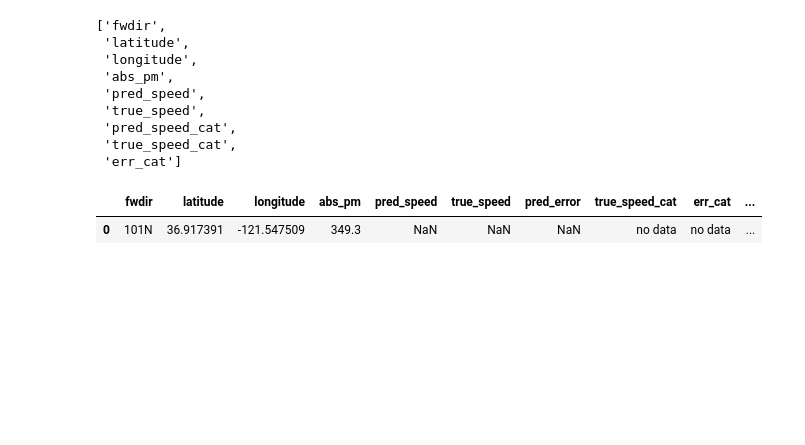
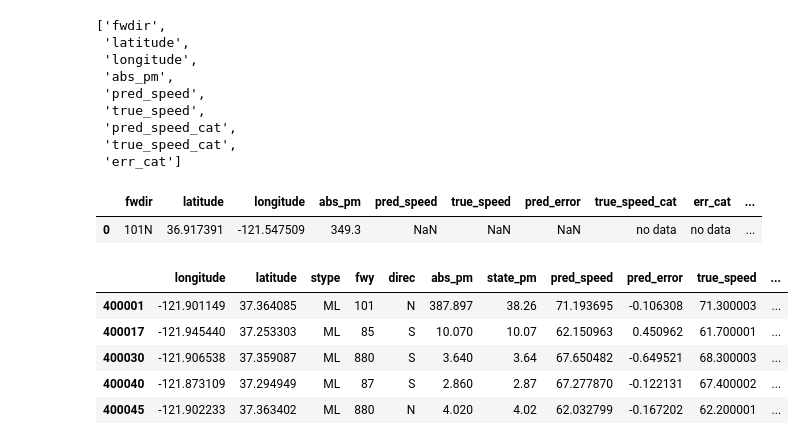
Before and after one commit to klane/dse-capstone, a Jupyter notebook: dashboard_traffic_layer/viz_traffic_layer_bay_predictions_dashboard.ipynb, the cells around one changed output. Cells and saved outputs as stored; diff of their text form; code cells hidden in the pictures; blank space fills up the shorter version.

```diff
--- a/dashboard_traffic_layer/viz_traffic_layer_bay_predictions_dashboard.ipynb
+++ b/dashboard_traffic_layer/viz_traffic_layer_bay_predictions_dashboard.ipynb
@@ -318,6 +328,15 @@ cdme={"within 1 mph": "green",
      "no data": "gray"}
 # %%
 #fig.write_image("traffic_layer_bay_pred_error.jpg")
+# %%
+snap.head()
+# %% [output]
+|  | longitude | latitude | stype | fwy | direc | abs_pm | state_pm | pred_speed | pred_error | true_speed | ... |
+| 400001 | -121.901149 | 37.364085 | ML | 101 | N | 387.897 | 38.26 | 71.193695 | -0.106308 | 71.300003 | ... |
+| 400017 | -121.945440 | 37.253303 | ML | 85 | S | 10.070 | 10.07 | 62.150963 | 0.450962 | 61.700001 | ... |
+| 400030 | -121.906538 | 37.359087 | ML | 880 | S | 3.640 | 3.64 | 67.650482 | -0.649521 | 68.300003 | ... |
+| 400040 | -121.873109 | 37.294949 | ML | 87 | S | 2.860 | 2.87 | 67.277870 | -0.122131 | 67.400002 | ... |
+| 400045 | -121.902233 | 37.363402 | ML | 880 | N | 4.020 | 4.02 | 62.032799 | -0.167202 | 62.200001 | ... |
 # %%
 import dash
 import dash_core_components as dcc
```
Also changed, not shown: parts of 7 cells of this notebook.
